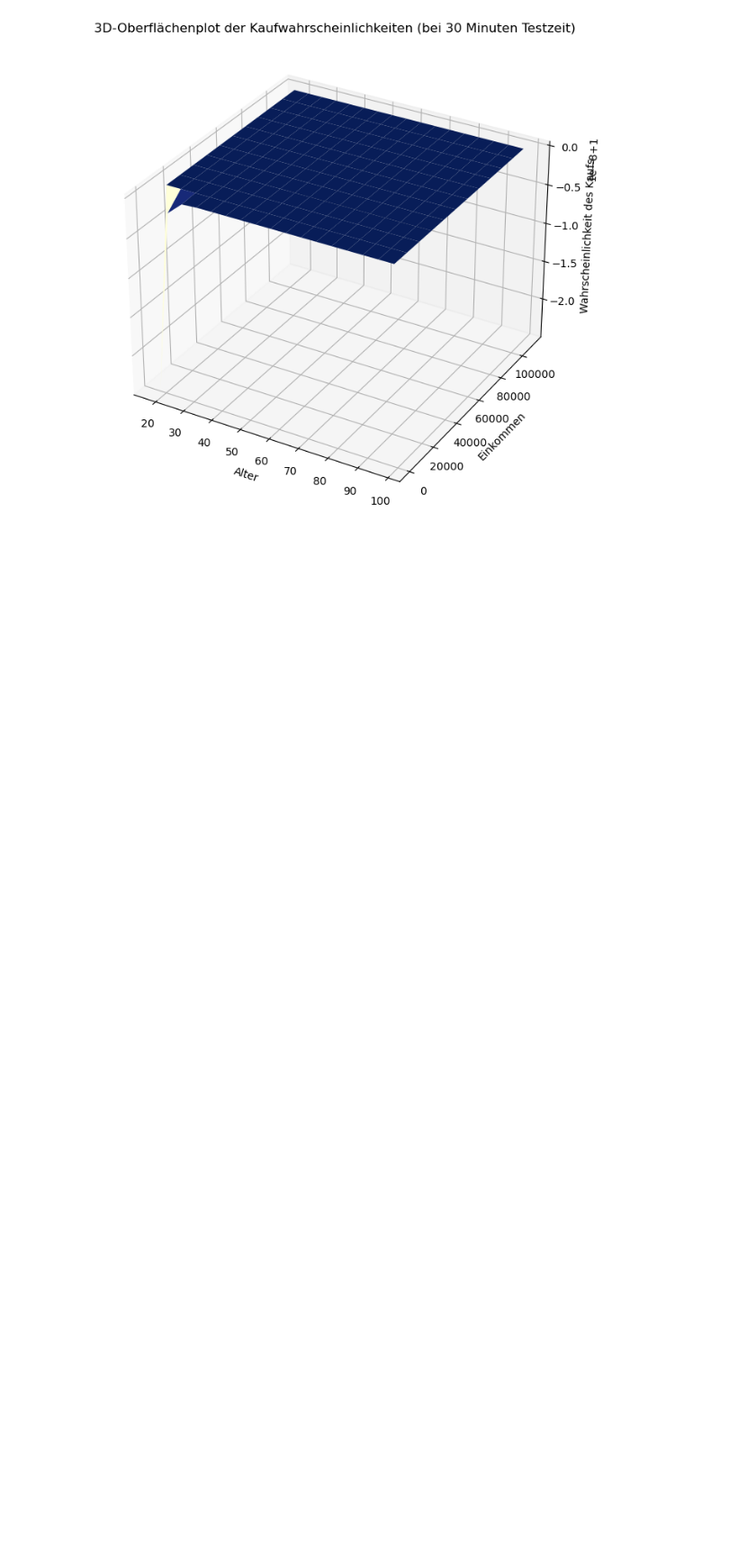
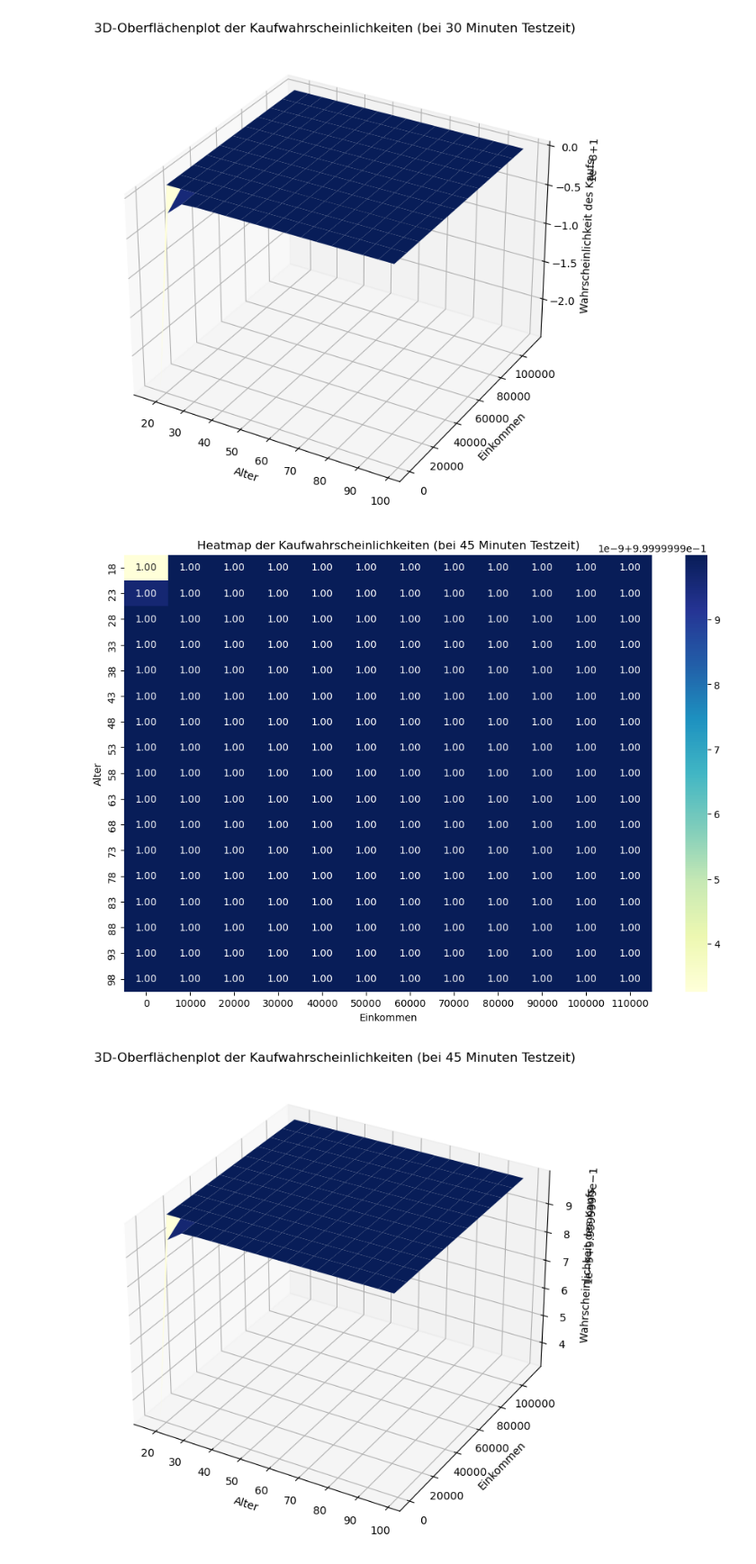
Before and after one commit to FastResearch/final_projectSS2024_Group3, a Jupyter notebook: tables_ges_recover-Copy_ff.ipynb, the cells around one changed output. Shown at 90% size. Saved outputs shown, nothing was run; the diff lists cells and outputs as text; code cells hidden in the pictures; blank space fills up the shorter version.

```diff
--- a/tables_ges_recover-Copy_ff.ipynb
+++ b/tables_ges_recover-Copy_ff.ipynb
@@ -1745,3 +1585,76 @@ plt.show()
+# %%
+import pandas as pd
+import numpy as np
+import matplotlib.pyplot as plt
+from sklearn.linear_model import LogisticRegression
+from sklearn.preprocessing import StandardScaler
+import seaborn as sns
+from mpl_toolkits.mplot3d import Axes3D
+
+# Angenommen, customer_geo_retype ist bereits als DataFrame geladen
+Kunden = customer_geo_retype
+
+# Erstelle eine binäre Zielvariable für die logistische Regression
+male_customers.loc[:, 'Purchase'] = (male_customers['Preis'] > 25000).astype(int)
+
+# Features und Zielvariable für die logistische Regression
+X_log = male_customers[['Alter', 'Einkommen', 'Zeit']]
+y_log = male_customers['Purchase']
+
+# Normalisiere die Features
+scaler = StandardScaler()
+X_log_normalized = scaler.fit_transform(X_log)
+
+# Fitte ein logistisches Regressionsmodell
+log_model = LogisticRegression()
+log_model.fit(X_log_normalized, y_log)
+
+# Funktion zur Berechnung der Kaufwahrscheinlichkeit für gegebenes Alter, Einkommen und Testzeit
+def predict_purchase_probability(age, income, time):
+    input_data = pd.DataFrame({'Alter': [age], 'Einkommen': [income], 'Zeit': [time]})
+    input_data_normalized = scaler.transform(input_data)
+    probability = log_model.predict_proba(input_data_normalized)[0][1]
+    return probability
+
+# Erstelle ein Gitter von Alters- und Einkommenswerten
+age_range = np.arange(18, 101, 5)
+income_range = np.arange(0, 110001, 10000)
+
+# Berechne die Kaufwahrscheinlichkeit für jede Kombination aus Alter und Einkommen (bei 45 Minuten Testzeit)
+probability_grid = np.zeros((len(age_range), len(income_range)))
+
+for i, age in enumerate(age_range):
+    for j, income in enumerate(income_range):
+        probability_grid[i, j] = predict_purchase_probability(age, income, 45)  # 45 Minuten Testzeit
+
+# Erstelle eine Heatmap der Kaufwahrscheinlichkeiten
+plt.figure(figsize=(12, 8))
+sns.heatmap(probability_grid, xticklabels=income_range, yticklabels=age_range, cmap='YlGnBu', annot=True, fmt=".2f")
+plt.title('Heatmap der Kaufwahrscheinlichkeiten (bei 45 Minuten Testzeit)')
+plt.xlabel('Einkommen')
+plt.ylabel('Alter')
+plt.show()
+
+# Erstelle einen 3D-Oberflächenplot der Kaufwahrscheinlichkeiten
+age_grid, income_grid = np.meshgrid(age_range, income_range)
+probability_grid_3d = np.zeros((len(income_range), len(age_range)), dtype=float)
+
+for i in range(len(income_range)):
+    for j in range(len(age_range)):
+        probability_grid_3d[i, j] = predict_purchase_probability(age_range[j], income_range[i], 45)  # 45 Minuten Testzeit
+
+fig = plt.figure(figsize=(12, 8))
+ax = fig.add_subplot(111, projection='3d')
+ax.plot_surface(age_grid, income_grid, probability_grid_3d, cmap='YlGnBu')
+
+ax.set_title('3D-Oberflächenplot der Kaufwahrscheinlichkeiten (bei 45 Minuten Testzeit)')
+ax.set_xlabel('Alter')
+ax.set_ylabel('Einkommen')
+ax.set_zlabel('Wahrscheinlichkeit des Kaufs')
+plt.show()
+# %% [output]
+[figure, added]
+[figure, added]
 # %%
 # Aufgabe 19: Auf welche Probleme sind Sie bei der Zusammenführung des Datensatzes gestoßen? Stellen
 #             len Sie die Operationen vor, die Sie zum Zusammenführen und Bereinigen der Daten
```
Also changed, not shown: parts of 12 cells of this notebook, 2 other files.
